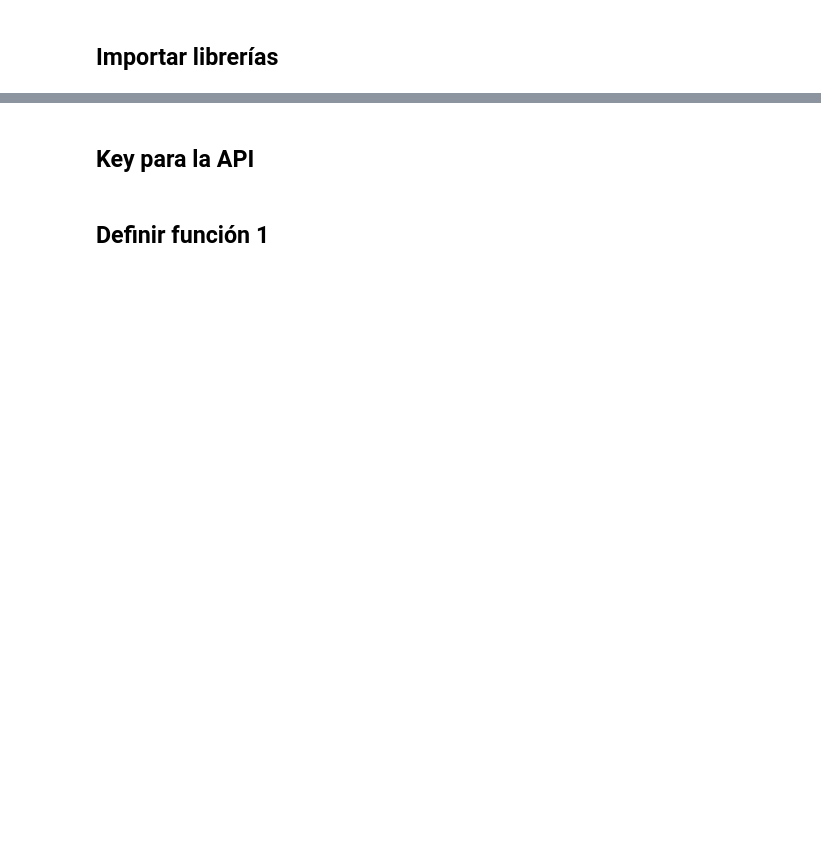
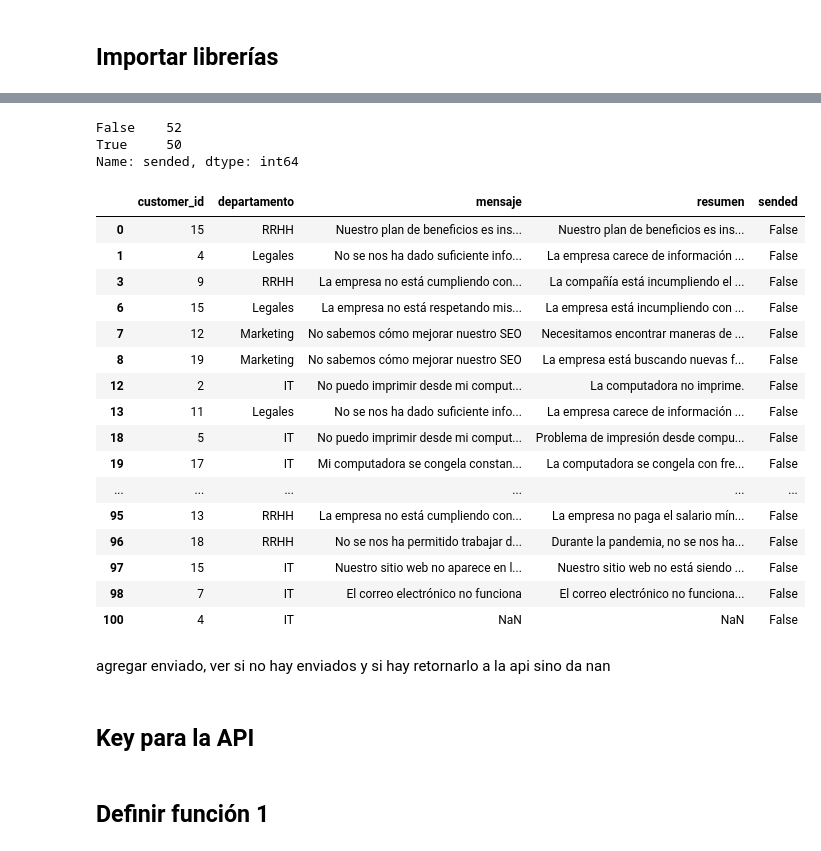
Before and after one commit to Hi-io/celer-streamlit, a Jupyter notebook: insertar_solicitud.ipynb, the cells around one changed output, grey strips where cells are left out. Cells and saved outputs as stored; diff of their text form; code cells hidden in the pictures; blank space fills up the shorter version.

```diff
--- a/insertar_solicitud.ipynb
+++ b/insertar_solicitud.ipynb
@@ -16,2 +15,3 @@ new_data = False
 # %%
 db_solicitud = pd.read_csv('data/db_solicitud.csv')
+db_solicitud.drop(columns='solucionado', inplace=True)
@@ -34,3 +18,34 @@ db_solicitud
+# %%
+db_solicitud['sended'] = False
+db_solicitud['sended'] = np.random.choice((True,False), len(db_solicitud))
+db_solicitud.sended.value_counts()
+# %% [output]
+False    52
+True     50
+Name: sended, dtype: int64
+# %%
+df_test = db_solicitud.loc[db_solicitud.sended == False]
+df_test
+# %% [output]
+|  | customer_id | departamento | mensaje | resumen | sended |
+| 0 | 15 | RRHH | Nuestro plan de beneficios es ins... | Nuestro plan de beneficios es ins... | False |
+| 1 | 4 | Legales | No se nos ha dado suficiente info... | La empresa carece de información ... | False |
+| 3 | 9 | RRHH | La empresa no está cumpliendo con... | La compañía está incumpliendo el ... | False |
+| 6 | 15 | Legales | La empresa no está respetando mis... | La empresa está incumpliendo con ... | False |
+| 7 | 12 | Marketing | No sabemos cómo mejorar nuestro SEO | Necesitamos encontrar maneras de ... | False |
+| 8 | 19 | Marketing | No sabemos cómo mejorar nuestro SEO | La empresa está buscando nuevas f... | False |
+| 12 | 2 | IT | No puedo imprimir desde mi comput... | La computadora no imprime. | False |
+| 13 | 11 | Legales | No se nos ha dado suficiente info... | La empresa carece de información ... | False |
+| 18 | 5 | IT | No puedo imprimir desde mi comput... | Problema de impresión desde compu... | False |
+| 19 | 17 | IT | Mi computadora se congela constan... | La computadora se congela con fre... | False |
+| ... | ... | ... | ... | ... | ... |
+| 95 | 13 | RRHH | La empresa no está cumpliendo con... | La empresa no paga el salario mín... | False |
+| 96 | 18 | RRHH | No se nos ha permitido trabajar d... | Durante la pandemia, no se nos ha... | False |
+| 97 | 15 | IT | Nuestro sitio web no aparece en l... | Nuestro sitio web no está siendo ... | False |
+| 98 | 7 | IT | El correo electrónico no funciona | El correo electrónico no funciona... | False |
+| 100 | 4 | IT | NaN | NaN | False |
+# %% [markdown]
+agregar enviado, ver si no hay enviados y si hay retornarlo a la api sino da nan
 # %% [markdown]
 ## Key para la API
 # %%
```
Also changed, not shown: parts of 15 cells of this notebook, 1 other file.
